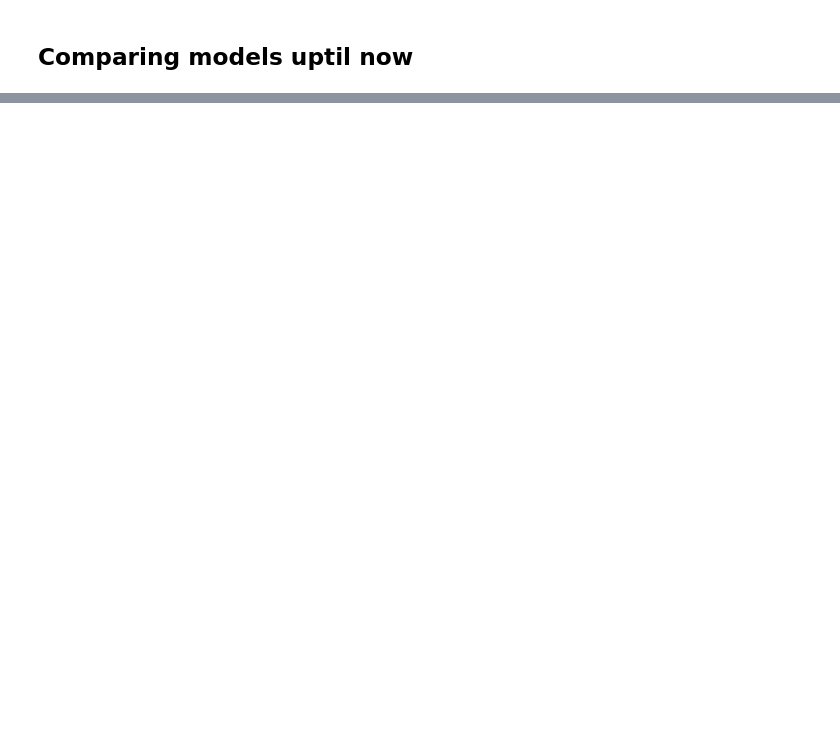
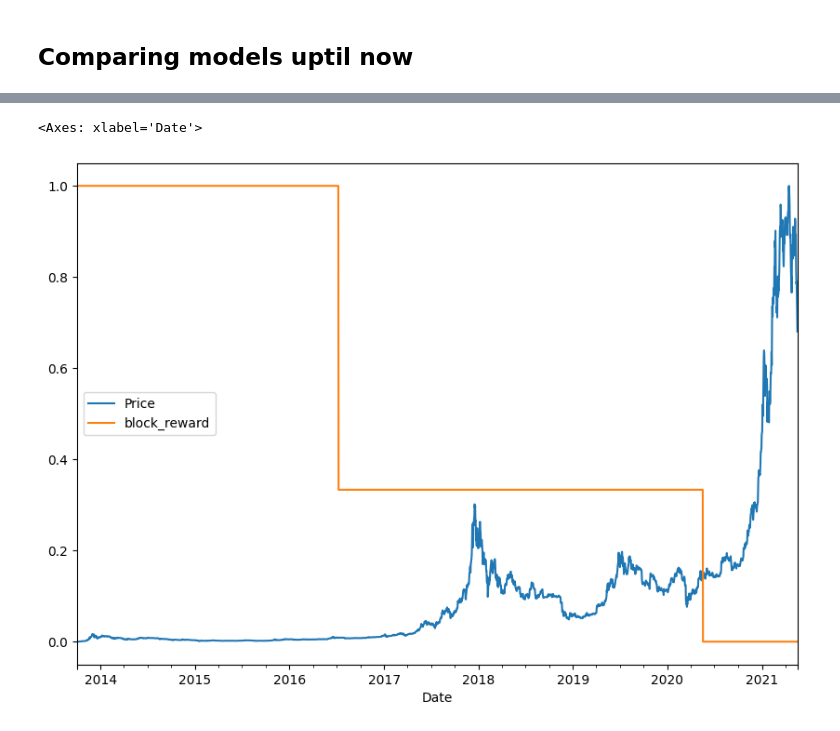
Before and after one commit to klsharma22/TensorflowCertifcationCourse, a Jupyter notebook: 10_time_series_forecasting_with_tensorflow.ipynb, the cells around one changed output, grey strips where cells are left out. Saved outputs shown, nothing was run; the diff lists cells and outputs as text; code cells hidden in the pictures; blank space fills up the shorter version.

```diff
--- a/10_time_series_forecasting_with_tensorflow.ipynb
+++ b/10_time_series_forecasting_with_tensorflow.ipynb
@@ -965,0 +1196,25 @@ model_results['MAE'].plot.bar().legend(bbox_to_anchor= (1.0, 1.0))
+# %%
+# Let's add the bitcoin halving events to our dataset
+block_reward_1 = 50 # 3 January 2009 - not in our timestamp
+block_reward_2 = 25 # 8th November 2012
+block_reward_3 = 12.5 # 9 July 2016
+block_reward_4 = 6.25 # 18 May 2020
+
+# Block Reward dates
+block_reward_2_datetime = np.datetime64("2012-11-28")
+block_reward_3_datetime = np.datetime64("2016-07-09")
+block_reward_4_datetime = np.datetime64('2020-05-18')
+# %%
+# Create date ranges of where specific block_reward values
+block_reward_2_days = (block_reward_3_datetime - bitcoin_prices.index[0]).days
+block_reward_3_days = (block_reward_4_datetime - bitcoin_prices.index[0]).days
+# %%
+# Add data in the dataframe
+bitcoin_prices_block = bitcoin_prices.copy()
+bitcoin_prices_block['block_reward'] = None
+
+bitcoin_prices_block.iloc[:block_reward_2_days, -1] = block_reward_2
+bitcoin_prices_block.iloc[block_reward_2_days: block_reward_3_days, -1] = block_reward_3
+bitcoin_prices_block.iloc[block_reward_3_days: , -1] = block_reward_4
+
+bitcoin_prices_block
@@ -965,0 +1236,10 @@ model_results['MAE'].plot.bar().legend(bbox_to_anchor= (1.0, 1.0))
+# %%
+# Plot the block reward vs prce over time
+from sklearn.preprocessing import minmax_scale
+scaled_prices_block_df = pd.DataFrame(minmax_scale(bitcoin_prices_block[["Price", "block_reward"]]),
+                                      columns= bitcoin_prices_block.columns,
+                                      index = bitcoin_prices_block.index)
+scaled_prices_block_df.plot(figsize= (10, 7))
+# %% [output]
+<Axes: xlabel='Date'>
+[figure, added]
```
Also changed, not shown: parts of 49 cells of this notebook.
